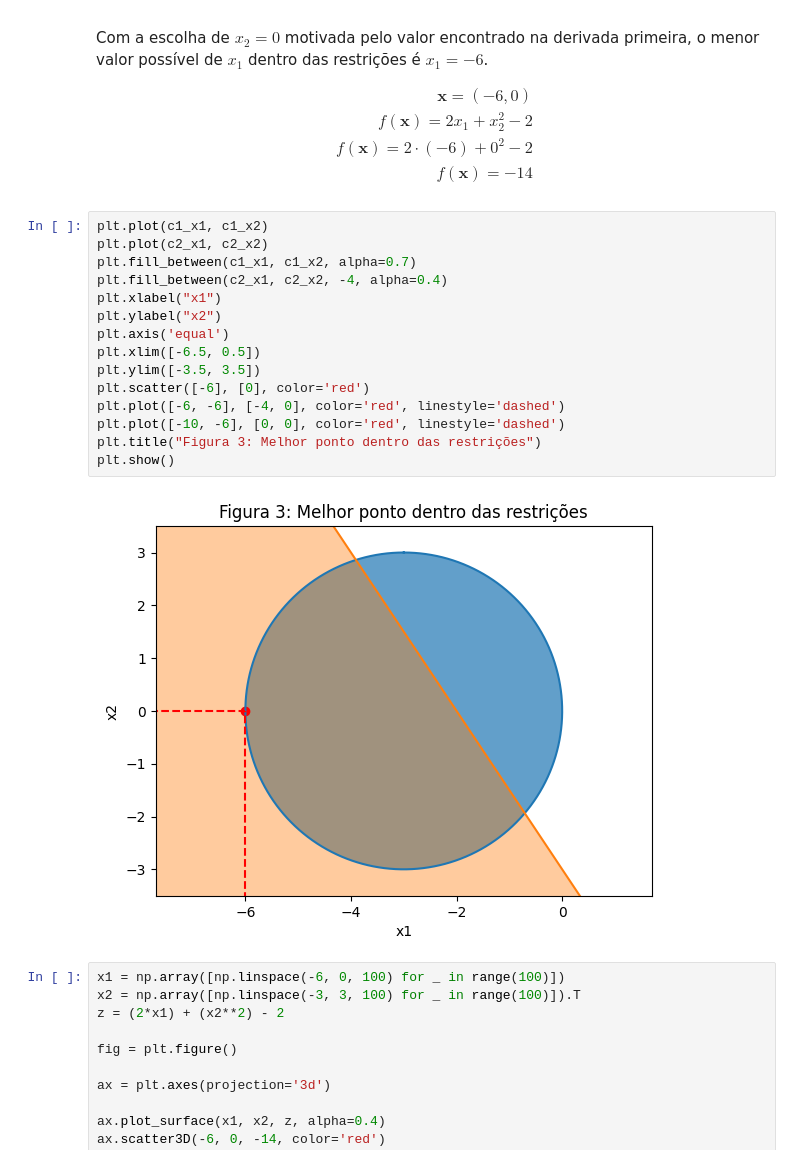
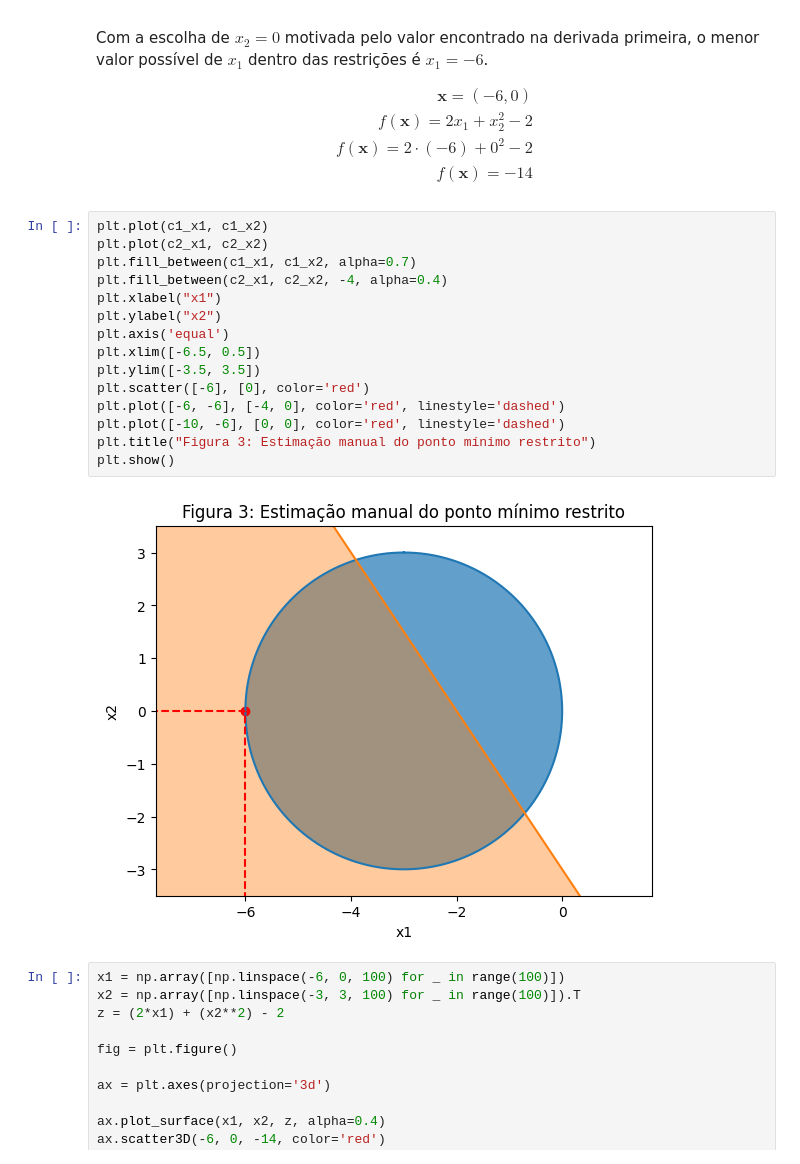
Before and after one commit to Xornotor/PPGEE-Otimizacao-Exercicios, a Jupyter notebook: Lista-01-A/Q1.ipynb, the cells around one changed output. Cells and saved outputs as stored; diff of their text form.

```diff
--- a/Lista-01-A/Q1.ipynb
+++ b/Lista-01-A/Q1.ipynb
@@ -130,20 +132,20 @@ f(\boldsymbol{x}) = -14
 # %%
 plt.plot(c1_x1, c1_x2)
 plt.plot(c2_x1, c2_x2)
 plt.fill_between(c1_x1, c1_x2, alpha=0.7)
 plt.fill_between(c2_x1, c2_x2, -4, alpha=0.4)
 plt.xlabel("x1")
 plt.ylabel("x2")
 plt.axis('equal')
 plt.xlim([-6.5, 0.5])
 plt.ylim([-3.5, 3.5])
 plt.scatter([-6], [0], color='red')
 plt.plot([-6, -6], [-4, 0], color='red', linestyle='dashed')
 plt.plot([-10, -6], [0, 0], color='red', linestyle='dashed')
-plt.title("Figura 3: Melhor ponto dentro das restrições")
+plt.title("Figura 3: Estimação manual do ponto mínimo restrito")
 plt.show()
 # %% [output]
-[figure, old version]
+[figure, new version]
 # %%
 x1 = np.array([np.linspace(-6, 0, 100) for _ in range(100)])
 x2 = np.array([np.linspace(-3, 3, 100) for _ in range(100)]).T
```
Also changed, not shown: parts of 12 cells of this notebook.
